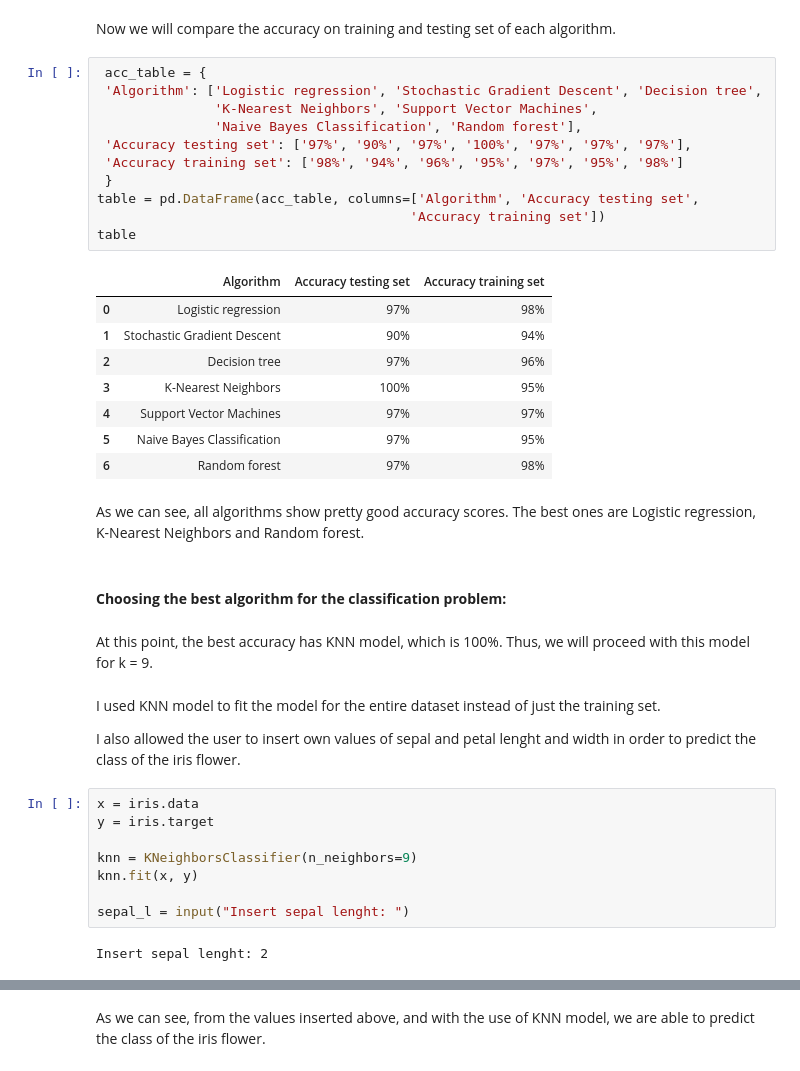
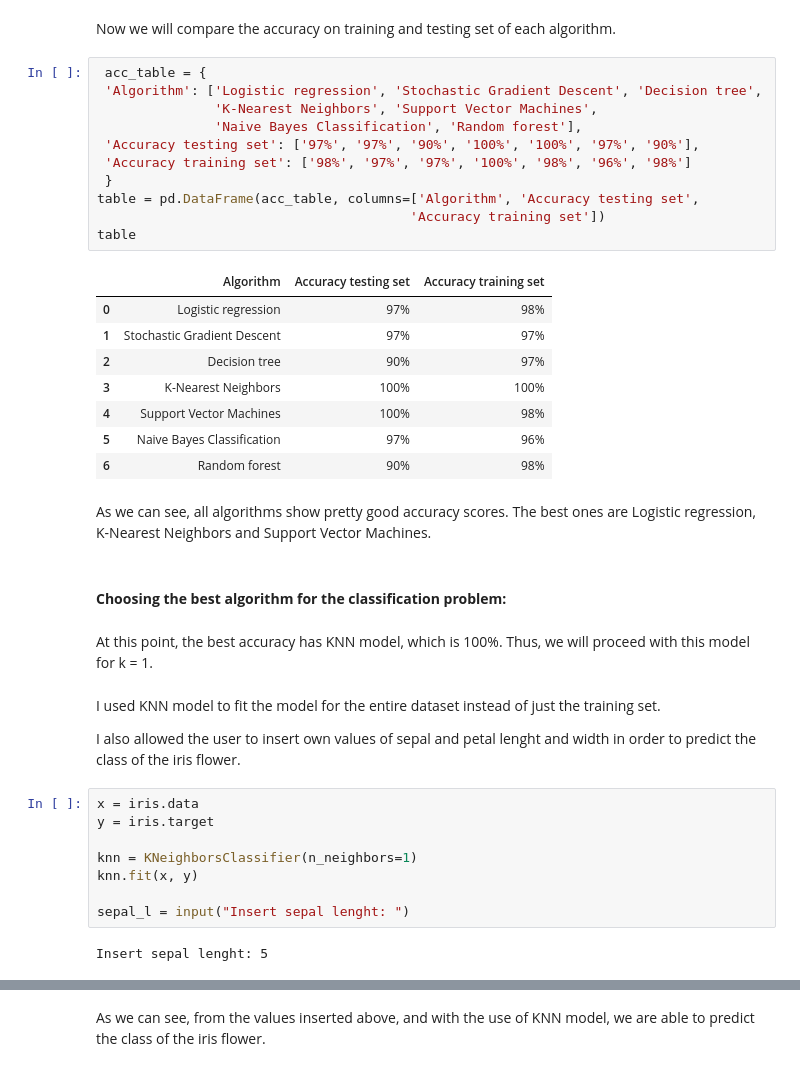
Before and after one commit to adaczerwinska/Iris-flowers-classification, a Jupyter notebook: Iris data.ipynb, the cells around one changed output, grey strips where cells are left out. Cells and saved outputs as stored; diff of their text form.

Commit message:
Iris flowers classification

```diff
--- a/Iris data.ipynb
+++ b/Iris data.ipynb
@@ -608,29 +606,29 @@ Now we will compare the accuracy on training and testing set of each algorithm.
 # %%
  acc_table = {
  'Algorithm': ['Logistic regression', 'Stochastic Gradient Descent', 'Decision tree',
                'K-Nearest Neighbors', 'Support Vector Machines',
                'Naive Bayes Classification', 'Random forest'],
- 'Accuracy testing set': ['97%', '90%', '97%', '100%', '97%', '97%', '97%'],
- 'Accuracy training set': ['98%', '94%', '96%', '95%', '97%', '95%', '98%']
+ 'Accuracy testing set': ['97%', '97%', '90%', '100%', '100%', '97%', '90%'],
+ 'Accuracy training set': ['98%', '97%', '97%', '100%', '98%', '96%', '98%']
  }
 table = pd.DataFrame(acc_table, columns=['Algorithm', 'Accuracy testing set',
                                         'Accuracy training set'])
 table
 # %% [output]
 |  | Algorithm | Accuracy testing set | Accuracy training set |
 | 0 | Logistic regression | 97% | 98% |
-| 1 | Stochastic Gradient Descent | 90% | 94% |
-| 2 | Decision tree | 97% | 96% |
-| 3 | K-Nearest Neighbors | 100% | 95% |
-| 4 | Support Vector Machines | 97% | 97% |
-| 5 | Naive Bayes Classification | 97% | 95% |
-| 6 | Random forest | 97% | 98% |
+| 1 | Stochastic Gradient Descent | 97% | 97% |
+| 2 | Decision tree | 90% | 97% |
+| 3 | K-Nearest Neighbors | 100% | 100% |
+| 4 | Support Vector Machines | 100% | 98% |
+| 5 | Naive Bayes Classification | 97% | 96% |
+| 6 | Random forest | 90% | 98% |
 # %% [markdown]
-As we can see, all algorithms show pretty good accuracy scores. The best ones are Logistic regression, K-Nearest Neighbors and Random forest.
+As we can see, all algorithms show pretty good accuracy scores. The best ones are Logistic regression, K-Nearest Neighbors and Support Vector Machines.
 # %% [markdown]
 #### **Choosing the best algorithm for the classification problem:**
 # %% [markdown]
-At this point, the best accuracy has KNN model, which is 100%. Thus, we will proceed with this model for k = 9.
+At this point, the best accuracy has KNN model, which is 100%. Thus, we will proceed with this model for k = 1.
 # %% [markdown]
 I used KNN model to fit the model for the entire dataset instead of just the training set.
 
@@ -639,12 +637,12 @@ I also allowed the user to insert own values of sepal and petal lenght and width
 x = iris.data
 y = iris.target
 
-knn = KNeighborsClassifier(n_neighbors=9)
+knn = KNeighborsClassifier(n_neighbors=1)
 knn.fit(x, y)
 
 sepal_l = input("Insert sepal lenght: ")
 # %% [output]
-Insert sepal lenght: 2
+Insert sepal lenght: 5
 # %%
 sepal_w = input("Insert sepal width: ")
 # %% [output]
```
Also changed, not shown: parts of 29 cells of this notebook.
